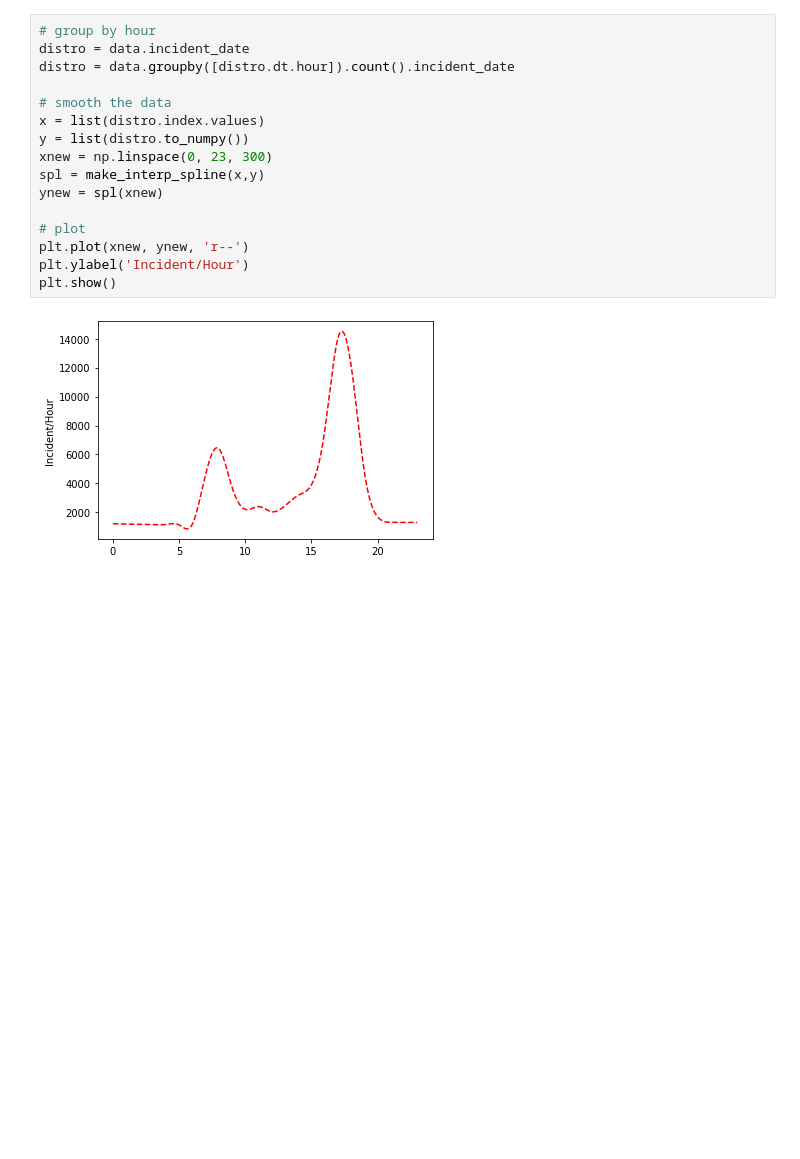
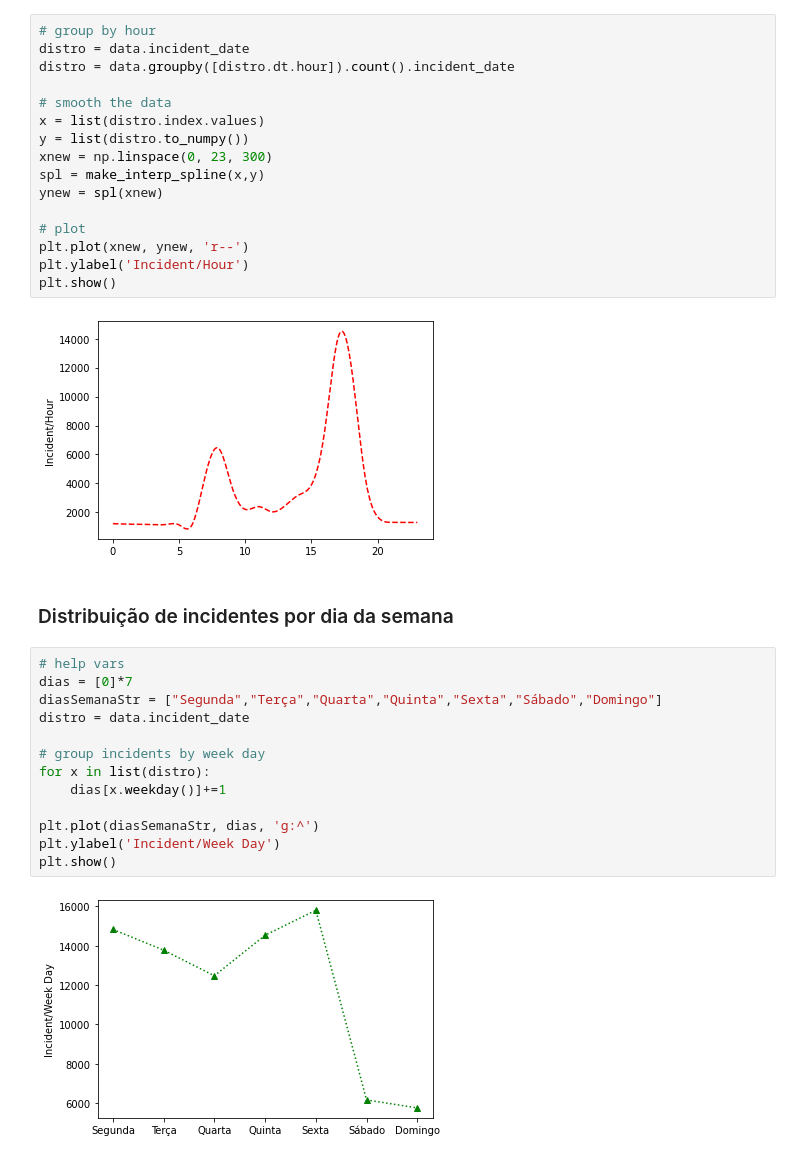
Before and after one commit to BenjamimOliveira/MLFA_CSC_TP2, a Jupyter notebook: Traffic_Incidents_Braga/dataViz.ipynb, the cells around one changed output. Saved outputs shown, nothing was run; the diff lists cells and outputs as text; blank space fills up the shorter version.

Commit message:
Data viz

```diff
--- a/Traffic_Incidents_Braga/dataViz.ipynb
+++ b/Traffic_Incidents_Braga/dataViz.ipynb
@@ -69,3 +69,20 @@ plt.ylabel('Incident/Hour')
 plt.show()
 # %% [output]
 [figure]
+# %% [markdown]
+### Distribuição de incidentes por dia da semana
+# %%
+# help vars
+dias = [0]*7
+diasSemanaStr = ["Segunda","Terça","Quarta","Quinta","Sexta","Sábado","Domingo"]
+distro = data.incident_date
+
+# group incidents by week day
+for x in list(distro):
+    dias[x.weekday()]+=1
+
+plt.plot(diasSemanaStr, dias, 'g:^')
+plt.ylabel('Incident/Week Day')
+plt.show()
+# %% [output]
+[figure, added]
```
Also changed, not shown: parts of 2 cells of this notebook, 1 other file.
